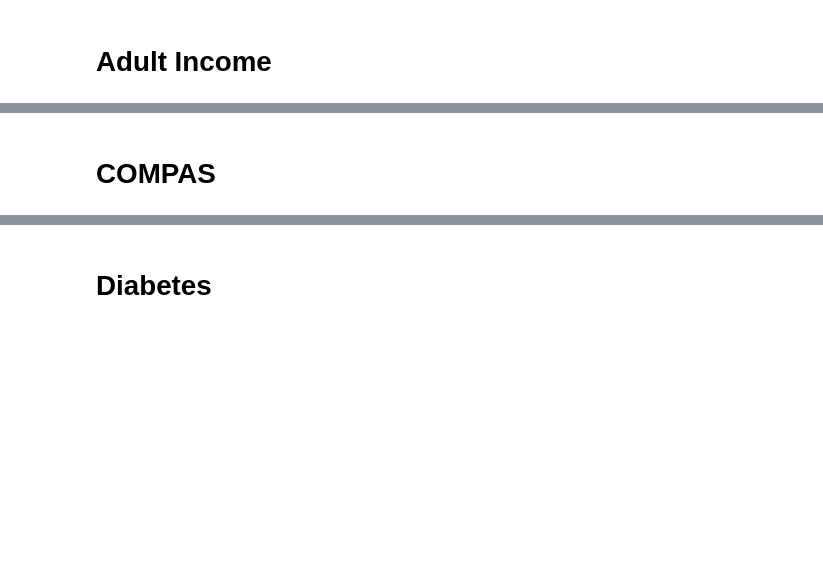
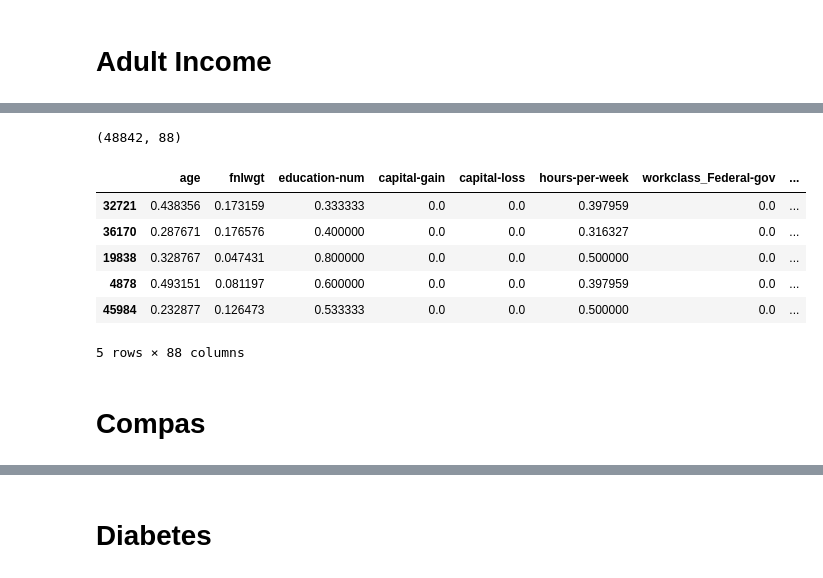
Before and after one commit to evortigosa/EXplainable_AI, a Jupyter notebook: XAI stability and agreement/data_processing.ipynb, the cells around one changed output, grey strips where cells are left out. Drawn from its saved outputs; the diff is of its cells as text; code cells hidden in the pictures; blank space fills up the shorter version.

```diff
--- a/XAI stability and agreement/data_processing.ipynb
+++ b/XAI stability and agreement/data_processing.ipynb
@@ -50,0 +73,5 @@ def get_dummies_drop_first_only_binary_atts(data, cat_cols):
+# %%
+categor_columns = ['workclass', 'marital-status', 'occupation', 'relationship', 'race', 'sex', 'native-country']
+numeric_columns = list(filter(lambda x:x not in categor_columns, X.columns))
+
+numeric_columns
@@ -50,0 +108,6 @@ def get_dummies_drop_first_only_binary_atts(data, cat_cols):
+# %%
+# fill missing data
+# numerical features are filled with mean values
+x= texp.pre_proc_fillna_num_fts(X, numeric_columns, num_type='mean')
+# categorical features are filled with mode values
+x= texp.pre_proc_fillna_cat_fts(x, categor_columns, cat_type='mode')
@@ -50,0 +140,4 @@ def get_dummies_drop_first_only_binary_atts(data, cat_cols):
+# %%
+# one-hot encoding the categorical features with drop_first only for binary attributes
+
+x_ohe= get_dummies_drop_first_only_binary_atts(x, categor_columns)
@@ -50,0 +166,21 @@ def get_dummies_drop_first_only_binary_atts(data, cat_cols):
+# %%
+x_ohe.shape
+# %% [output]
+(48842, 88)
+# %%
+# normalize numeric columns of the dataframe with values between 0 and 1
+
+x_ohe= texp.normalize_selected(x_ohe)
+# %%
+train, test, labels_train, labels_test= sklearn.model_selection.train_test_split(x_ohe, y,
+                                                                                 train_size=0.80, random_state=1234)
+
+train.head()
+# %% [output]
+|  | age | fnlwgt | education-num | capital-gain | capital-loss | hours-per-week | workclass_Federal-gov | ... |
+| 32721 | 0.438356 | 0.173159 | 0.333333 | 0.0 | 0.0 | 0.397959 | 0.0 | ... |
+| 36170 | 0.287671 | 0.176576 | 0.400000 | 0.0 | 0.0 | 0.316327 | 0.0 | ... |
+| 19838 | 0.328767 | 0.047431 | 0.800000 | 0.0 | 0.0 | 0.500000 | 0.0 | ... |
+| 4878 | 0.493151 | 0.081197 | 0.600000 | 0.0 | 0.0 | 0.397959 | 0.0 | ... |
+| 45984 | 0.232877 | 0.126473 | 0.533333 | 0.0 | 0.0 | 0.500000 | 0.0 | ... |
+5 rows × 88 columns
@@ -51,2 +192,2 @@ def get_dummies_drop_first_only_binary_atts(data, cat_cols):
 # %% [markdown]
-# COMPAS
+# Compas
```
Also changed, not shown: parts of 45 cells of this notebook, 51 other files.
